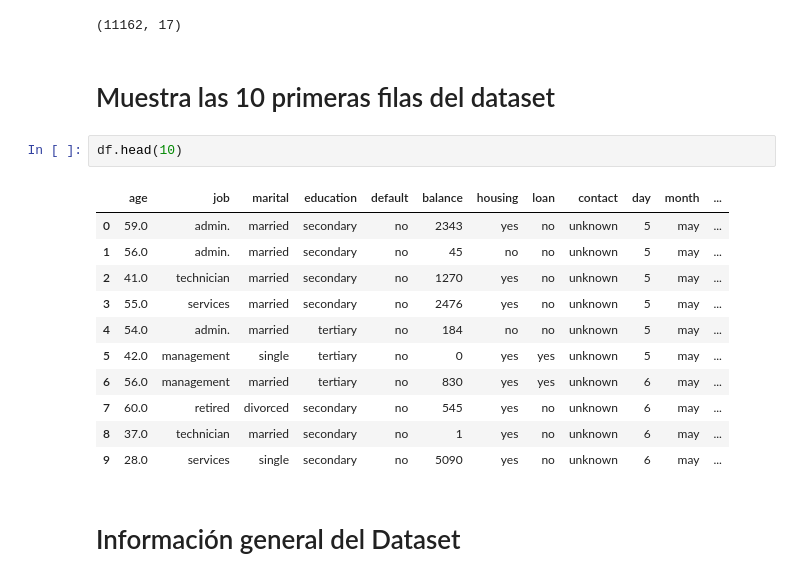
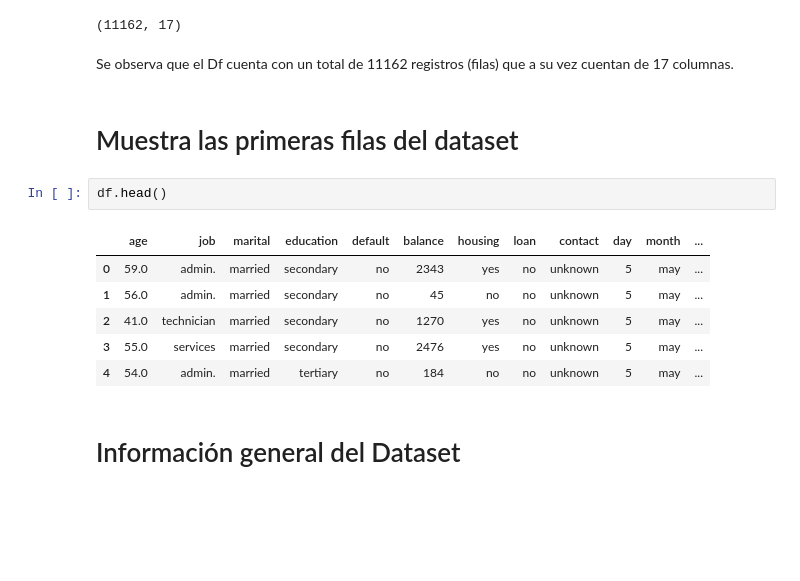
Before and after one commit to JaviDoria/Upskilling-Machine-Learning, a Jupyter notebook: Sprint 5.ipynb, the cells around one changed output. Cells and saved outputs as stored; diff of their text form; blank space fills up the shorter version.

```diff
--- a/Sprint 5.ipynb
+++ b/Sprint 5.ipynb
@@ -36,22 +36,19 @@ df = pd.read_csv(r"C:\Users\javie\Downloads\bank_dataset.CSV")
 df.shape
 # %% [output]
 (11162, 17)
+# %% [markdown]
+Se observa que el Df cuenta con un total de 11162 registros (filas) que a su vez cuentan de 17 columnas.
 # %% [markdown]
-# Muestra las 10 primeras filas del dataset
+# Muestra las primeras filas del dataset
 # %%
-df.head(10)
+df.head()
 # %% [output]
 |  | age | job | marital | education | default | balance | housing | loan | contact | day | month | ... |
 | 0 | 59.0 | admin. | married | secondary | no | 2343 | yes | no | unknown | 5 | may | ... |
 | 1 | 56.0 | admin. | married | secondary | no | 45 | no | no | unknown | 5 | may | ... |
 | 2 | 41.0 | technician | married | secondary | no | 1270 | yes | no | unknown | 5 | may | ... |
 | 3 | 55.0 | services | married | secondary | no | 2476 | yes | no | unknown | 5 | may | ... |
 | 4 | 54.0 | admin. | married | tertiary | no | 184 | no | no | unknown | 5 | may | ... |
-| 5 | 42.0 | management | single | tertiary | no | 0 | yes | yes | unknown | 5 | may | ... |
-| 6 | 56.0 | management | married | tertiary | no | 830 | yes | yes | unknown | 6 | may | ... |
-| 7 | 60.0 | retired | divorced | secondary | no | 545 | yes | no | unknown | 6 | may | ... |
-| 8 | 37.0 | technician | married | secondary | no | 1 | yes | no | unknown | 6 | may | ... |
-| 9 | 28.0 | services | single | secondary | no | 5090 | yes | no | unknown | 6 | may | ... |
 # %% [markdown]
 # Información general del Dataset
 # %%
```
Also changed, not shown: parts of 33 cells of this notebook.
